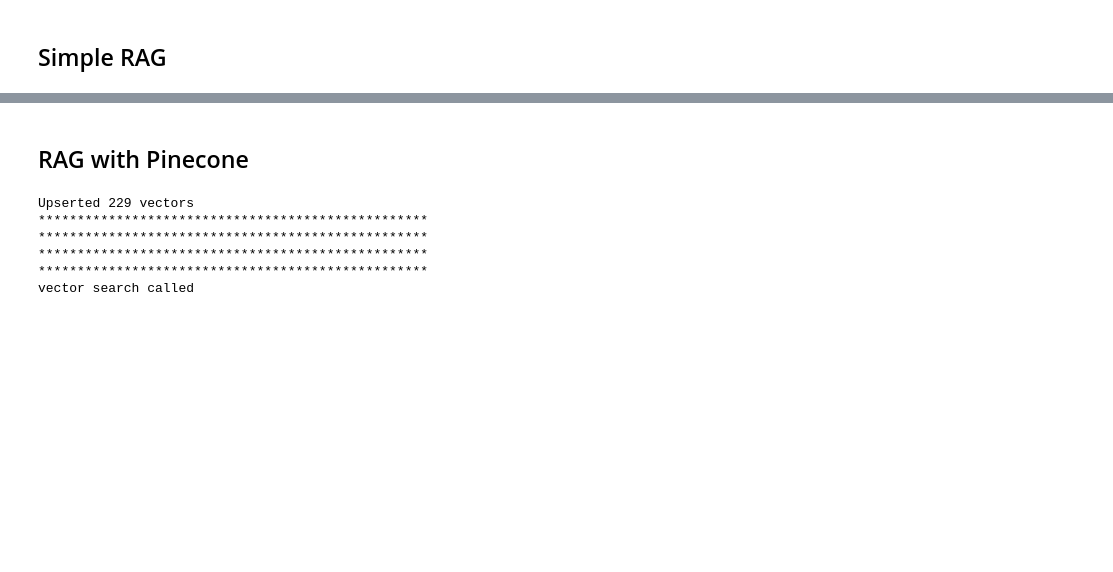
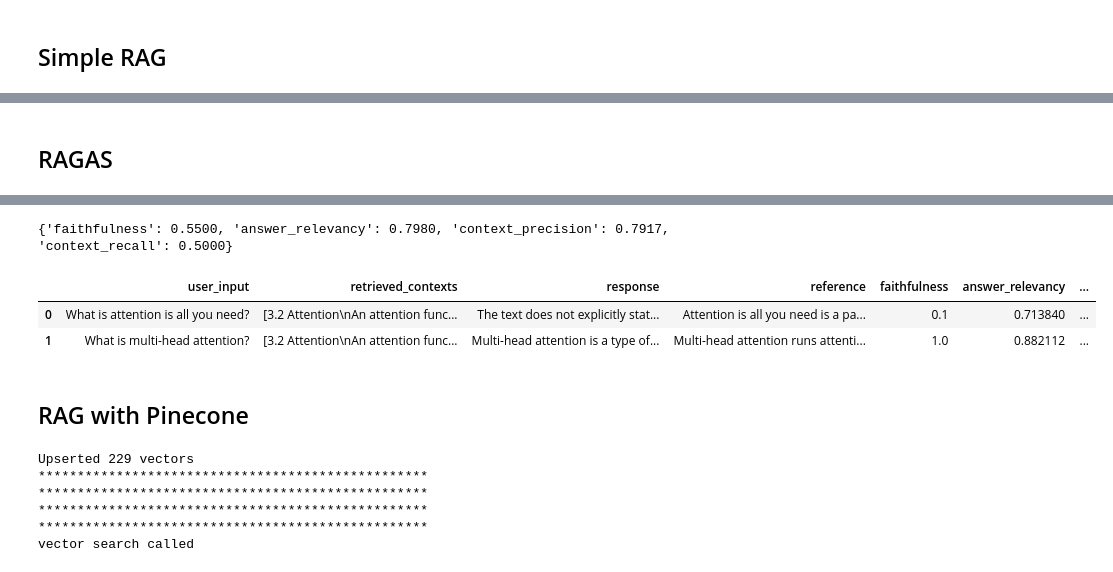
Before and after one commit to ishant162/Agentic_AI_Roadmap_Six_months, a Jupyter notebook: Notes_and_code/code.ipynb, the cells around one changed output, grey strips where cells are left out. Cells and saved outputs as stored; diff of their text form; code cells hidden in the pictures; blank space fills up the shorter version.

Commit message:
Added ragas
Signed-off-by: Ishant Thakare <ishantrog752@gmail.com>

```diff
--- a/Notes_and_code/code.ipynb
+++ b/Notes_and_code/code.ipynb
@@ -232,0 +251,53 @@ Hyde RAG
+# %% [markdown]
+## RAGAS
+# %%
+from ragas import evaluate
+from ragas.metrics import faithfulness, answer_relevancy, context_precision, context_recall
+from datasets import Dataset
+from ragas.llms import LangchainLLMWrapper
+from ragas.embeddings import LangchainEmbeddingsWrapper
+from langchain_huggingface import HuggingFaceEmbeddings
+
+# ── Eval dataset ──────────────────────────────────────────────────────────────
+eval_questions = [
+    "What is attention is all you need?",
+    "What is multi-head attention?",
+    # add more questions...
+]
+
+# ground truth answers for context_recall / context_precision
+ground_truths = [
+    "Attention is all you need is a paper that introduced the transformer architecture.",
+    "Multi-head attention runs attention multiple times in parallel.",
+]
+
+# ── Build RAGAS dataset ───────────────────────────────────────────────────────
+data = {"question": [], "answer": [], "contexts": [], "ground_truth": []}
+
+for question, truth in zip(eval_questions, ground_truths):
+    results  = vector_search(question, top_k=3)
+    contexts = [d["content"] for d in results]
+    answer   = _generate(question, results)
+
+    data["question"].append(question)
+    data["answer"].append(answer)
+    data["contexts"].append(contexts)
+    data["ground_truth"].append(truth)
+
+# ── Evaluate ──────────────────────────────────────────────────────────────────
+
+ragas_llm        = LangchainLLMWrapper(llm)
+ragas_embeddings = LangchainEmbeddingsWrapper(HuggingFaceEmbeddings(model_name="sentence-transformers/all-MiniLM-L6-v2"))
+
+dataset = Dataset.from_dict(data)
+# pass them into each metric
+scores = evaluate(
+    dataset,
+    metrics=[faithfulness, answer_relevancy, context_precision, context_recall],
+    llm=ragas_llm,
+    embeddings=ragas_embeddings
+)
+
+print(scores)
+scores.to_pandas()
+# %% [output]
@@ -233,3 +321,7 @@ Hyde RAG
+{'faithfulness': 0.5500, 'answer_relevancy': 0.7980, 'context_precision': 0.7917, 'context_recall': 0.5000}
+|  | user_input | retrieved_contexts | response | reference | faithfulness | answer_relevancy | ... |
+| 0 | What is attention is all you need? | [3.2 Attention\nAn attention func... | The text does not explicitly stat... | Attention is all you need is a pa... | 0.1 | 0.713840 | ... |
+| 1 | What is multi-head attention? | [3.2 Attention\nAn attention func... | Multi-head attention is a type of... | Multi-head attention runs attenti... | 1.0 | 0.882112 | ... |
 # %% [markdown]
 ## RAG with Pinecone
 # %%
```
Also changed, not shown: parts of 10 cells of this notebook, 2 other files.
